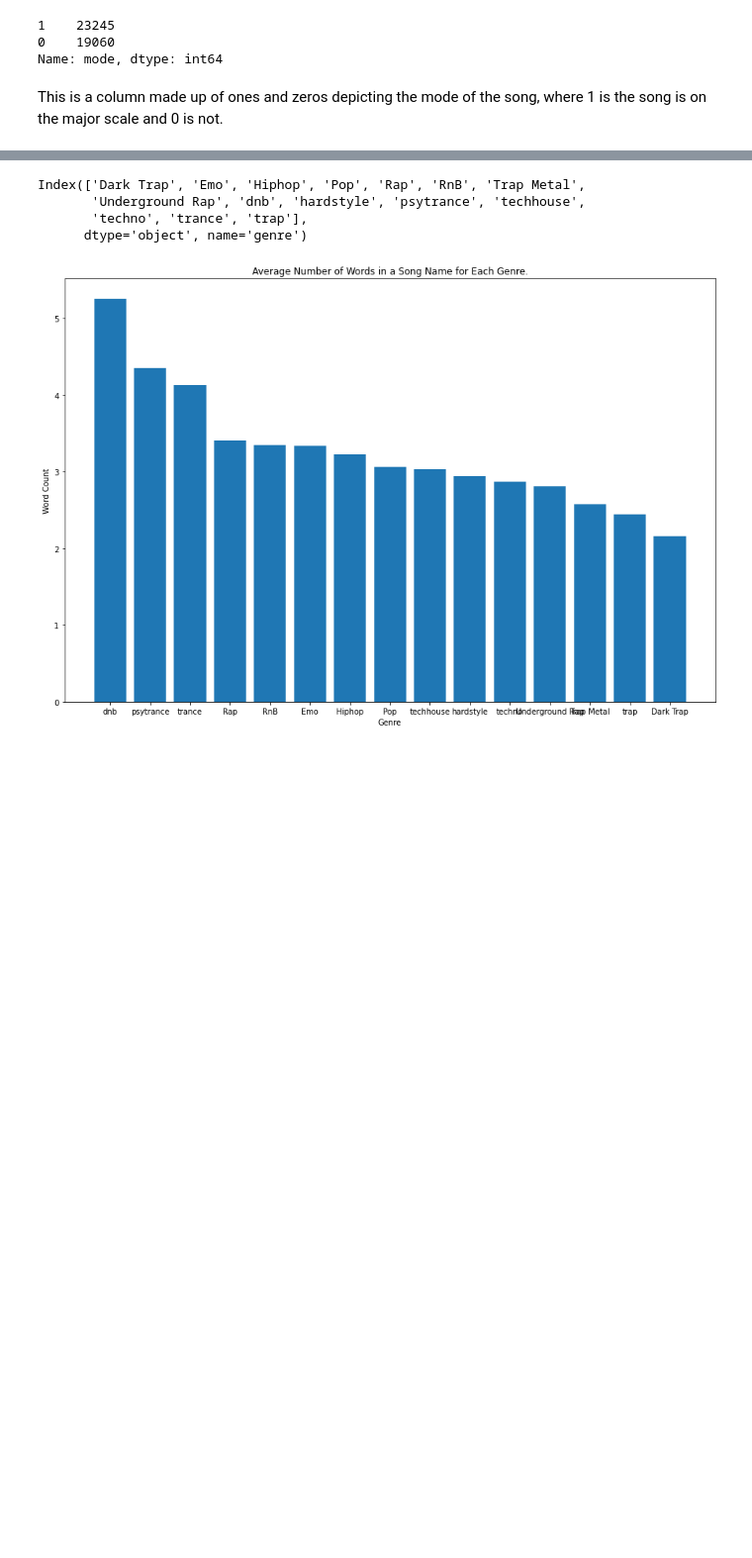
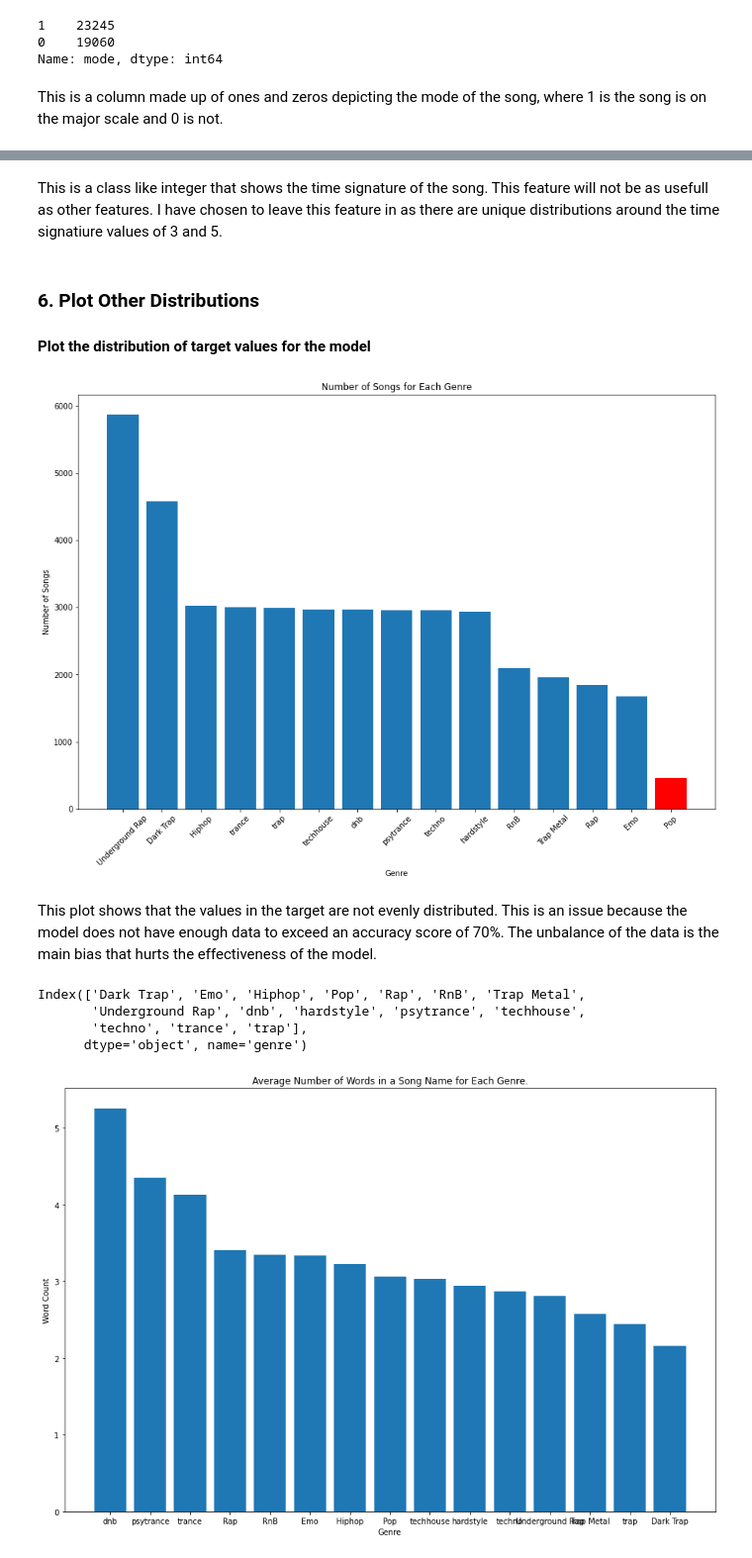
Before and after one commit to mbermont/Spotify_Project, a Jupyter notebook: code/Data_EDA.ipynb, the cells around one changed output, grey strips where cells are left out. Shown: that part at 99% size. Drawn from its saved outputs; the diff is of its cells as text; code cells hidden in the pictures; blank space fills up the shorter version.

```diff
--- a/code/Data_EDA.ipynb
+++ b/code/Data_EDA.ipynb
@@ -397,3 +453,27 @@ plt.savefig('../imgs/Gernre_dist.png', dpi= 400, bbox_inches= 'tight')
+# %% [markdown]
+This is a class like integer that shows the time signature of the song.  This feature will not be as usefull as other
+features. I have chosen to leave this feature in as there are unique distributions around the time signatiure values of
+3 and 5.
+# %% [markdown]
+### 6. Plot Other Distributions
+
+#### Plot the distribution of target values for the model
+# %%
+plt.figure(figsize=(15,10))
+a = plt.bar(height=df['genre'].value_counts(), x = df['genre'].value_counts().index)
+plt.xlabel('Genre')
+plt.ylabel('Number of Songs')
+plt.title('Number of Songs for Each Genre')
+plt.xticks(rotation= 45)
+a[-1].set_color('r')
+
+plt.savefig('../imgs/Gernre_dist.png', dpi= 400, bbox_inches= 'tight')
+# %% [output]
+[figure, added]
+# %% [markdown]
+This plot shows that the values in the target are not evenly distributed.  This is an issue because the model does not
+have enough data to exceed an accuracy score of 70%.  The unbalance of the data is the main bias that hurts the
+effectiveness of the model.
 # %%
 #sns.PairGrid(df[df['genre'] == 0])
 # %%
```
Also changed, not shown: parts of 88 cells of this notebook, 7 other files.
